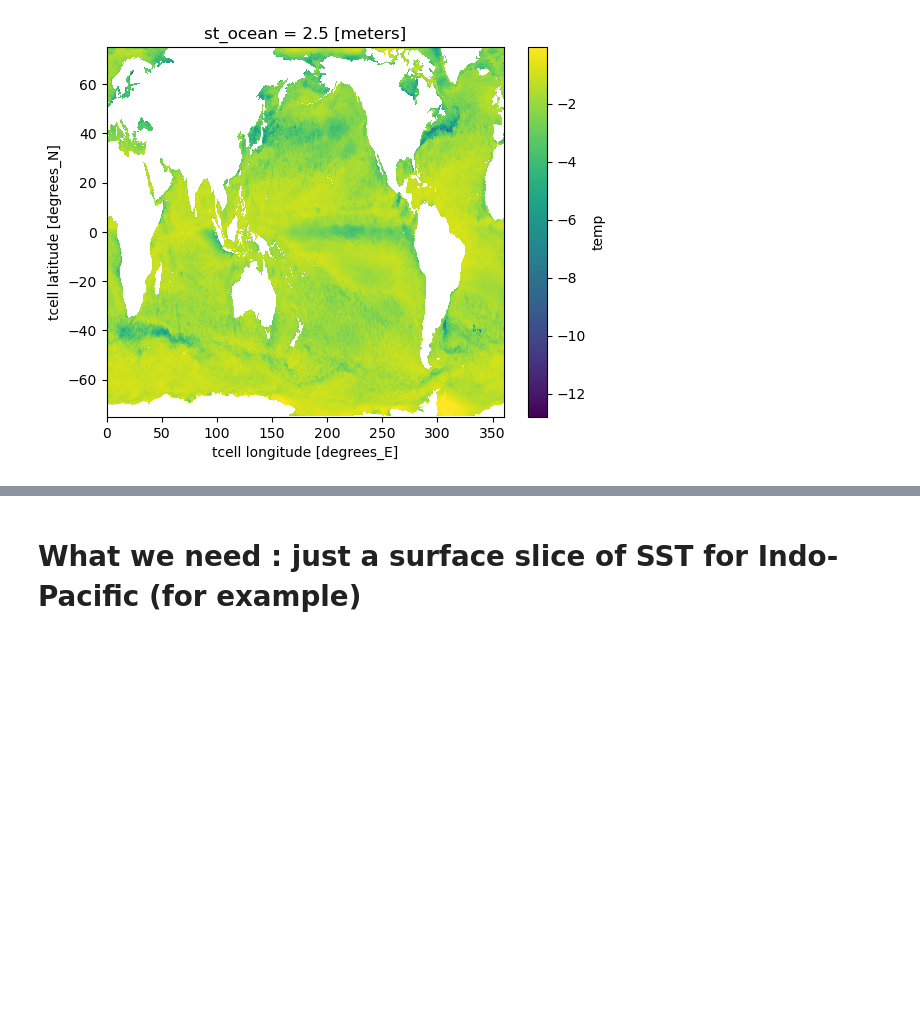
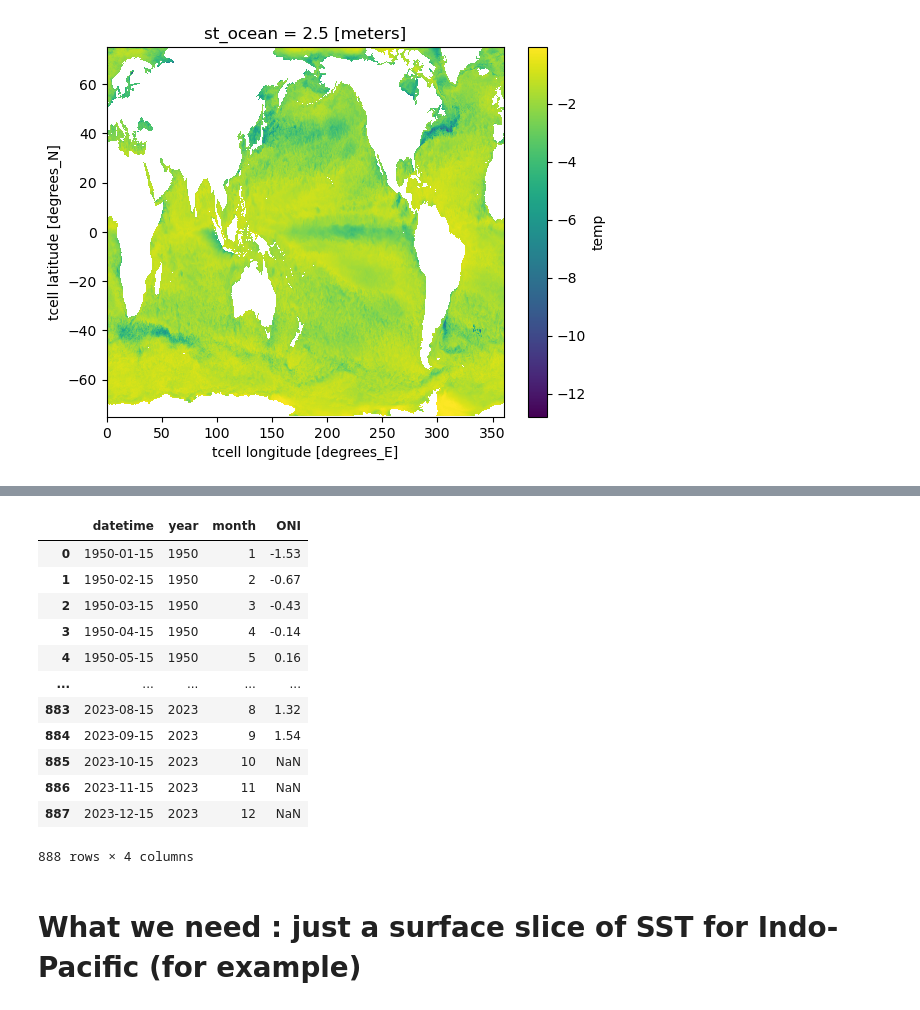
Before and after one commit to Thomas-Moore-Creative/BRAN-climatology-generator-demo, a Jupyter notebook: notebooks/demo_sandbox.ipynb, the cells around one changed output, grey strips where cells are left out. Drawn from its saved outputs; the diff is of its cells as text; code cells hidden in the pictures; blank space fills up the shorter version.

```diff
--- a/notebooks/demo_sandbox.ipynb
+++ b/notebooks/demo_sandbox.ipynb
@@ -319,0 +351,12 @@ SST_anomaly.temp.min('Time').plot()
+# %%
+el_nino_threshold = 0.5
+
+ONI_DF = ONI_DF.reset_index()
+event_groups = ONI_DF["ONI"].gt(el_nino_threshold).cumsum()
+
+
+result = ONI_DF.groupby(event_groups).agg(
+    min_date=("datetime", "min"),
+    max_date=("datetime", "max"),
+    count=("ONI", "count")
+).rename_axis(None, axis=0)
@@ -320,3 +379,19 @@ SST_anomaly.temp.min('Time').plot()
+# %%
+ONI_DF
+# %% [output]
+|  | datetime | year | month | ONI |
+| 0 | 1950-01-15 | 1950 | 1 | -1.53 |
+| 1 | 1950-02-15 | 1950 | 2 | -0.67 |
+| 2 | 1950-03-15 | 1950 | 3 | -0.43 |
+| 3 | 1950-04-15 | 1950 | 4 | -0.14 |
+| 4 | 1950-05-15 | 1950 | 5 | 0.16 |
+| ... | ... | ... | ... | ... |
+| 883 | 2023-08-15 | 2023 | 8 | 1.32 |
+| 884 | 2023-09-15 | 2023 | 9 | 1.54 |
+| 885 | 2023-10-15 | 2023 | 10 | NaN |
+| 886 | 2023-11-15 | 2023 | 11 | NaN |
+| 887 | 2023-12-15 | 2023 | 12 | NaN |
+888 rows × 4 columns
 # %%
 %%time
 temp_monthly_anomaly = get_monthly_anomaly(temp_chunked_time,temp_monthly_climatology, time_coord_name = 'Time')
```
Also changed, not shown: parts of 10 cells of this notebook.
